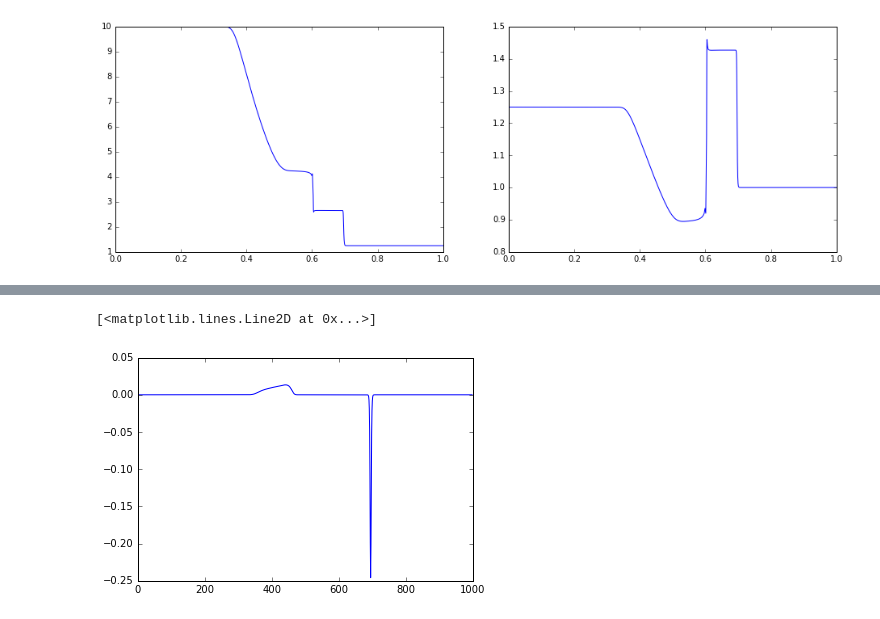
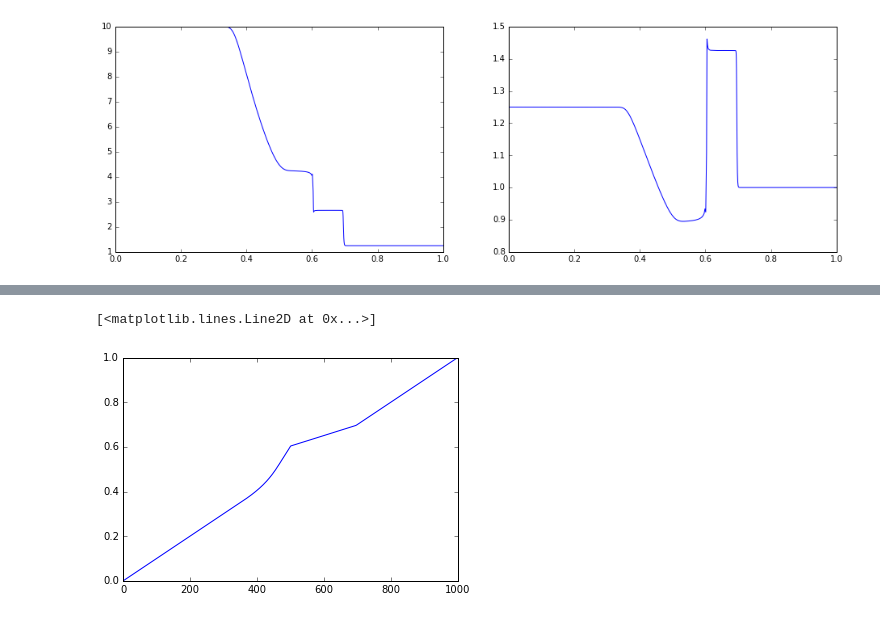
Before and after one commit to temik42/lib, a Jupyter notebook: hydron/example-Copy1.ipynb, the cells around one changed output, grey strips where cells are left out. Drawn from its saved outputs; the diff is of its cells as text; code cells hidden in the pictures.

```diff
--- a/hydron/example-Copy1.ipynb
+++ b/hydron/example-Copy1.ipynb
@@ -63,5 +64,5 @@ plt.colorbar()
 # %%
-plt.plot(hd.hydron.delta(sim.w))
+plt.plot(sim.x)
 # %% [output]
 [<matplotlib.lines.Line2D at 0x...>]
-[figure, old version]
+[figure, new version]
```
Also changed, not shown: parts of 6 cells of this notebook, 7 other files.
